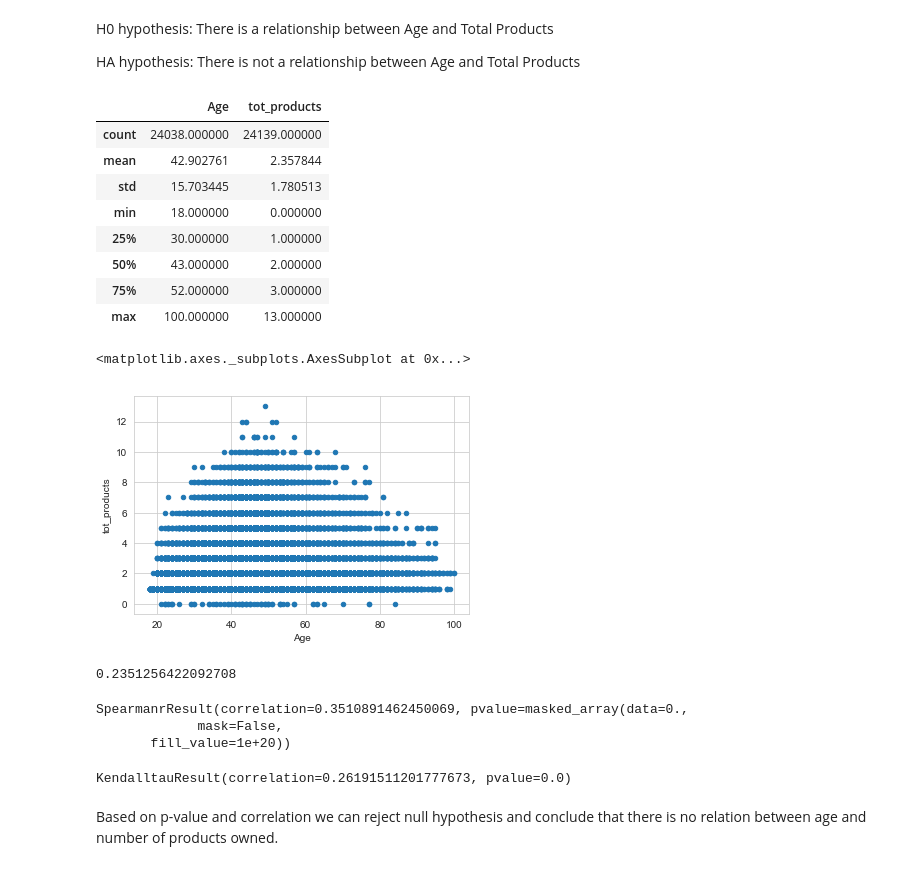
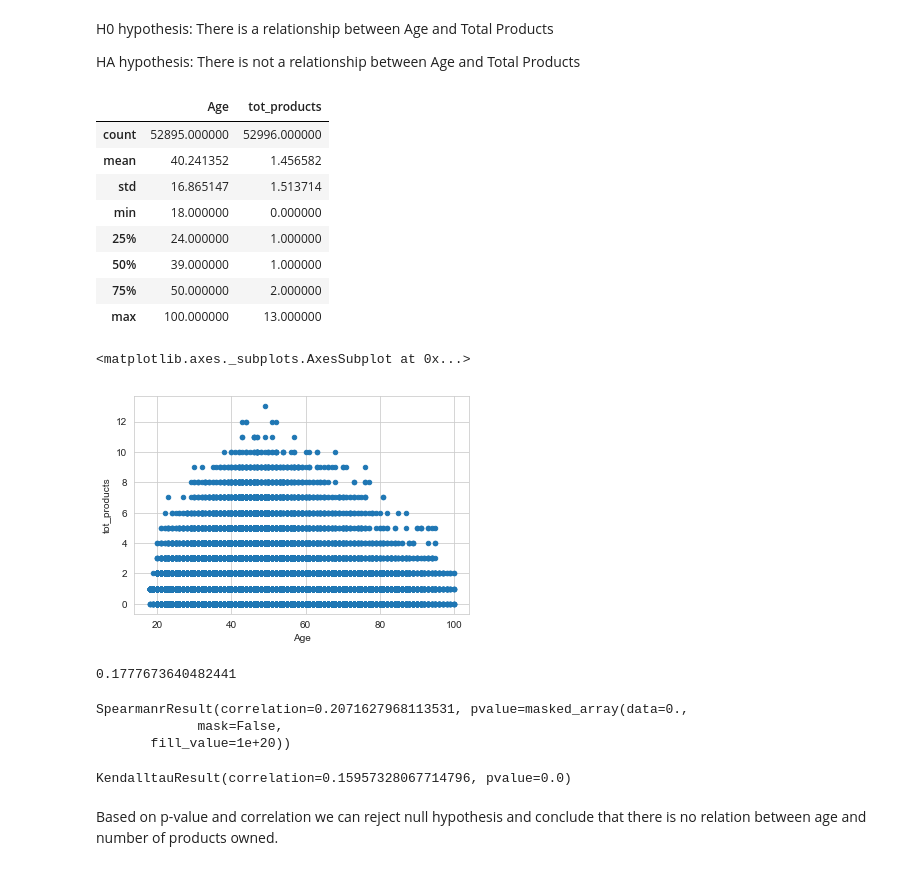
Before and after one commit to sushamajadhav/SpringBoard-DataScience, a Jupyter notebook: Capstone2/RecommendationEngine-Copy1.ipynb, the cells around one changed output. Cells and saved outputs as stored; diff of their text form; code cells hidden in the pictures.

```diff
--- a/Capstone2/RecommendationEngine-Copy1.ipynb
+++ b/Capstone2/RecommendationEngine-Copy1.ipynb
@@ -223,11 +216,11 @@ We can normize as below:
 # %%
 
 
-df.loc[df.Age < 18,"Age"]  = df.loc[(df.Age >= 18) & (df.Age <= 30),"Age"].mean(skipna=True)
-df.loc[df.Age > 100,"Age"] = df.loc[(df.Age >= 30) & (df.Age <= 100),"Age"].mean(skipna=True)
+df_new.loc[df_new.Age < 18,"Age"]  = df_new.loc[(df_new.Age >= 18) & (df_new.Age <= 30),"Age"].mean(skipna=True)
+df_new.loc[df_new.Age > 100,"Age"] = df_new.loc[(df_new.Age >= 30) & (df_new.Age <= 100),"Age"].mean(skipna=True)
 #df.loc[df.Age > 100,"Age"] = df.loc[(df.Age >= 60) & (df.Age <= 100),"Age"].mean(skipna=True)
 
 
-df["Age"].fillna(df["Age"].mean(),inplace=True)
+df_new["Age"].fillna(df_new["Age"].mean(),inplace=True)
 #df["Age"] = df["Age"].astype(int)
 # %%
@@ -323,6 +316,6 @@ df_g.plot(kind='barh', stacked=True, fontsize=14, figsize=[16,12], colormap='gis
 [figure]
 # %%
 # Add a new column of the total number of products per customer per month
-df["tot_products"] = df.loc[:,"Saving_Account": "Direct_Debit"].sum(axis=1)
-df["tot_products"]   = pd.to_numeric(df["tot_products"], errors="coerce")
+df_new["tot_products"] = df_new.loc[:,"Saving_Account": "Direct_Debit"].sum(axis=1)
+df_new["tot_products"]   = pd.to_numeric(df_new["tot_products"], errors="coerce")
 # %%
@@ -470,10 +463,10 @@ df.head()
 | 2305701 | 2015-04-28 | 1359789 | N | ES | H | 22.0 | 2014-11-24 | ... |
 5 rows × 47 columns
 # %%
-df["tot_products"] = df.loc[:,"Saving_Account": "Direct_Debit"].sum(axis=1)
-df["tot_products"]   = pd.to_numeric(df["tot_products"], errors="coerce")
+df_new["tot_products"] = df_new.loc[:,"Saving_Account": "Direct_Debit"].sum(axis=1)
+df_new["tot_products"]   = pd.to_numeric(df_new["tot_products"], errors="coerce")
 
-df_a = (df.groupby(pd.cut(df['HouseHold_Gross_Income'], [0,60000,120000,180000,240000, pd.np.inf], right=False))
+df_a = (df_new.groupby(pd.cut(df_new['HouseHold_Gross_Income'], [0,60000,120000,180000,240000, pd.np.inf], right=False))
                      .sum())
 # %%
 df_a.head()
@@ -595,5 +588,5 @@ Index(['Date', 'Customer_Code', 'Employee_Index', 'Country', 'Gender', 'Age',
        'Home_Account', 'Payroll', 'Pensions', 'Direct_Debit', 'tot_products'],
       dtype='object')
 # %%
-df["Customer_Seniority"]   = pd.to_numeric(df["Customer_Seniority"], errors="coerce")
+df_new["Customer_Seniority"]   = pd.to_numeric(df_new["Customer_Seniority"], errors="coerce")
 # %%
@@ -757,36 +745,36 @@ H0 hypothesis: There is a relationship between Age  and Total Products
 
 HA hypothesis: There is not a relationship between Age  and Total Products
 # %%
-df[["Age", "tot_products"]].describe()
+df_new[["Age", "tot_products"]].describe()
 # %% [output]
 |  | Age | tot_products |
-| count | 24038.000000 | 24139.000000 |
-| mean | 42.902761 | 2.357844 |
-| std | 15.703445 | 1.780513 |
+| count | 52895.000000 | 52996.000000 |
+| mean | 40.241352 | 1.456582 |
+| std | 16.865147 | 1.513714 |
 | min | 18.000000 | 0.000000 |
-| 25% | 30.000000 | 1.000000 |
-| 50% | 43.000000 | 2.000000 |
-| 75% | 52.000000 | 3.000000 |
+| 25% | 24.000000 | 1.000000 |
+| 50% | 39.000000 | 1.000000 |
+| 75% | 50.000000 | 2.000000 |
 | max | 100.000000 | 13.000000 |
 # %%
-df.plot.scatter("Age", "tot_products")
+df_new.plot.scatter("Age", "tot_products")
 # %% [output]
 <matplotlib.axes._subplots.AxesSubplot at 0x...>
-[figure, old version]
+[figure, new version]
 # %%
-df['Age'].corr(df['tot_products'])
+df_new['Age'].corr(df_new['tot_products'])
 # %% [output]
-0.2351256422092708
+0.1777673640482441
 # %%
-stats.spearmanr(df['Age'], df['tot_products'],nan_policy='omit')
+stats.spearmanr(df_new['Age'], df_new['tot_products'],nan_policy='omit')
 # %% [output]
-SpearmanrResult(correlation=0.3510891462450069, pvalue=masked_array(data=0.,
+SpearmanrResult(correlation=0.2071627968113531, pvalue=masked_array(data=0.,
              mask=False,
        fill_value=1e+20))
 # %%
-stats.kendalltau(df['Age'], df['tot_products'],nan_policy='omit')
+stats.kendalltau(df_new['Age'], df_new['tot_products'],nan_policy='omit')
 # %% [output]
-KendalltauResult(correlation=0.26191511201777673, pvalue=0.0)
+KendalltauResult(correlation=0.15957328067714796, pvalue=0.0)
 # %% [markdown]
 Based on p-value and correlation we can reject null hypothesis and conclude that there is no relation between
 age and number of products owned.
```
Also changed, not shown: parts of 111 cells of this notebook.
